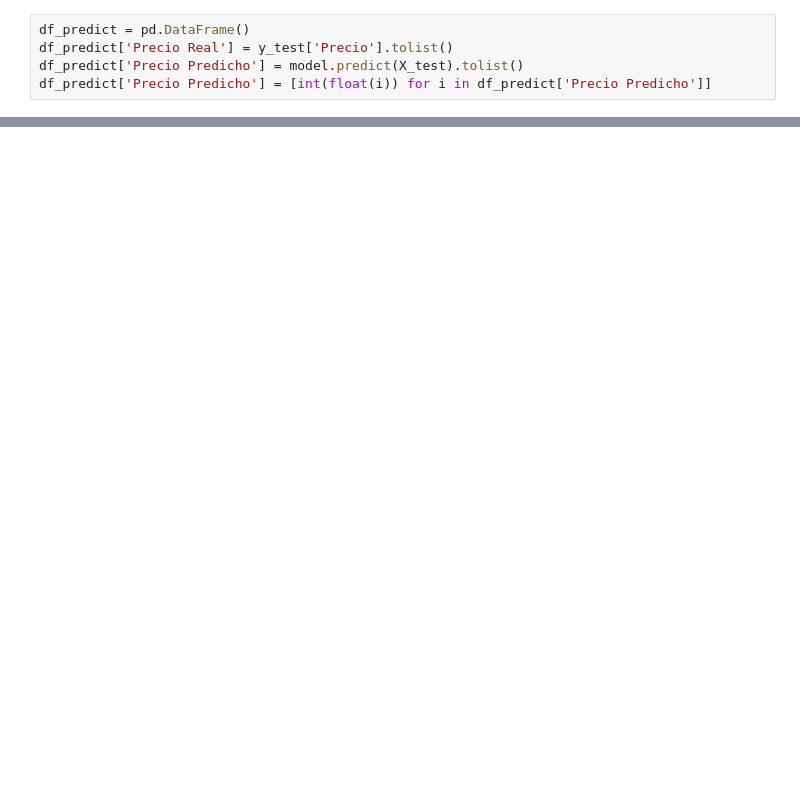
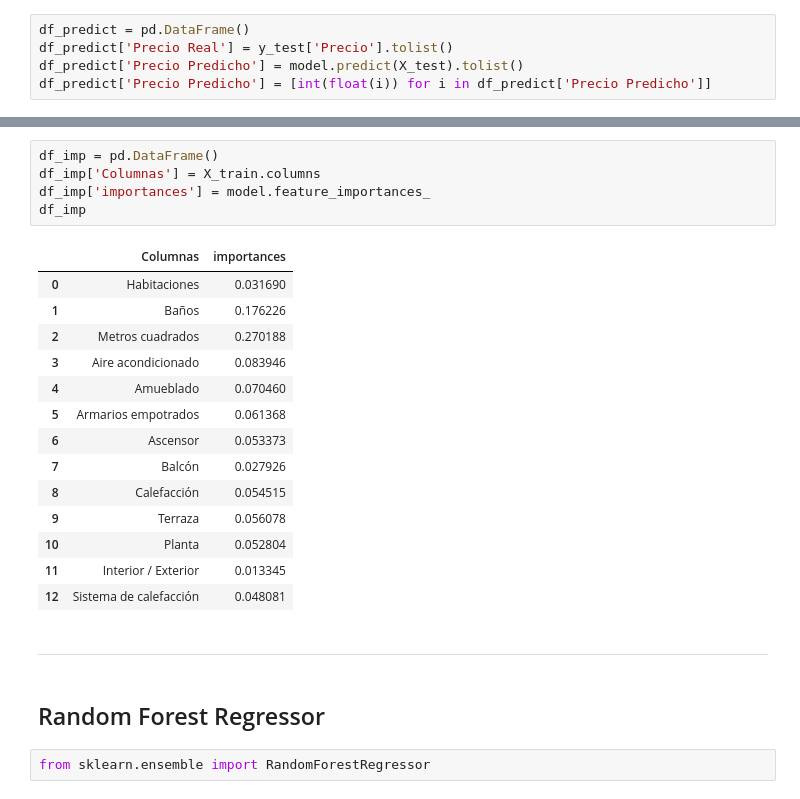
Before and after one commit to Alexcar934/Alquileres-Barcelona, a Jupyter notebook: Machine_Learning.ipynb, the cells around one changed output, grey strips where cells are left out. Drawn from its saved outputs; the diff is of its cells as text; blank space fills up the shorter version.

```diff
--- a/Machine_Learning.ipynb
+++ b/Machine_Learning.ipynb
@@ -223 +238,27 @@ df_predict
 1115 rows × 2 columns
+# %%
+df_imp = pd.DataFrame()
+df_imp['Columnas'] = X_train.columns
+df_imp['importances'] = model.feature_importances_
+df_imp
+# %% [output]
+|  | Columnas | importances |
+| 0 | Habitaciones | 0.031690 |
+| 1 | Baños | 0.176226 |
+| 2 | Metros cuadrados | 0.270188 |
+| 3 | Aire acondicionado | 0.083946 |
+| 4 | Amueblado | 0.070460 |
+| 5 | Armarios empotrados | 0.061368 |
+| 6 | Ascensor | 0.053373 |
+| 7 | Balcón | 0.027926 |
+| 8 | Calefacción | 0.054515 |
+| 9 | Terraza | 0.056078 |
+| 10 | Planta | 0.052804 |
+| 11 | Interior / Exterior | 0.013345 |
+| 12 | Sistema de calefacción | 0.048081 |
+# %% [markdown]
+---
+# %% [markdown]
+## Random Forest Regressor
+# %%
+from sklearn.ensemble import RandomForestRegressor
```
Also changed, not shown: parts of 13 cells of this notebook, 3 other files.
